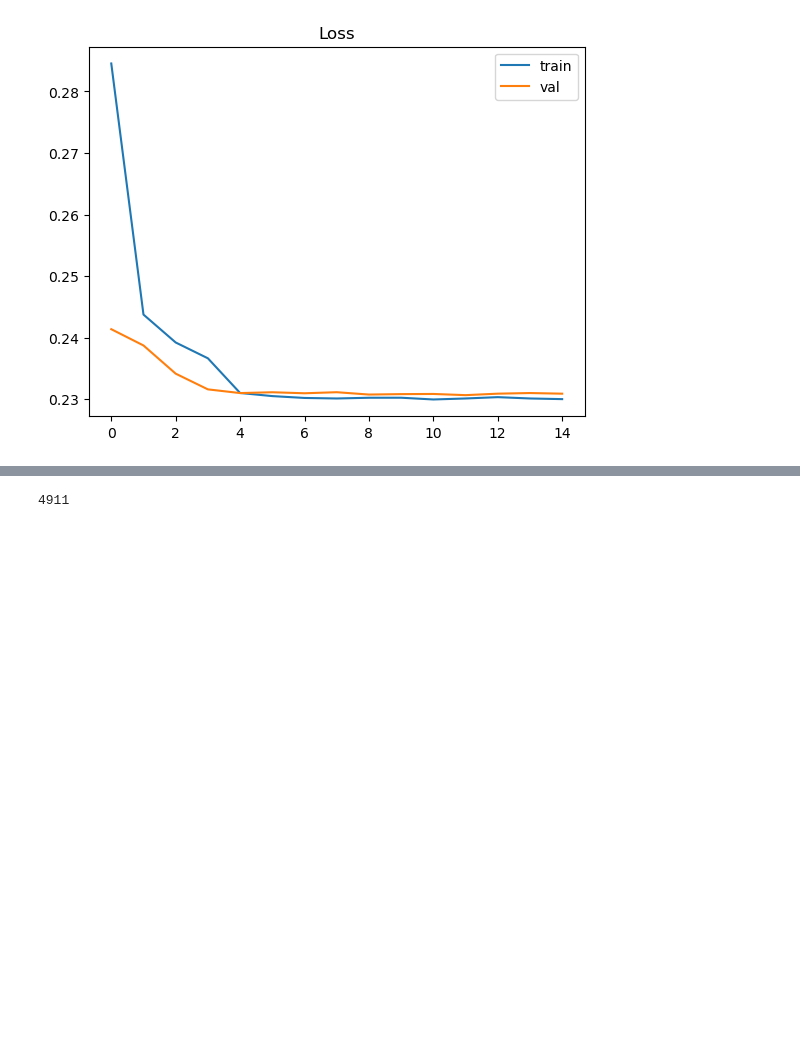
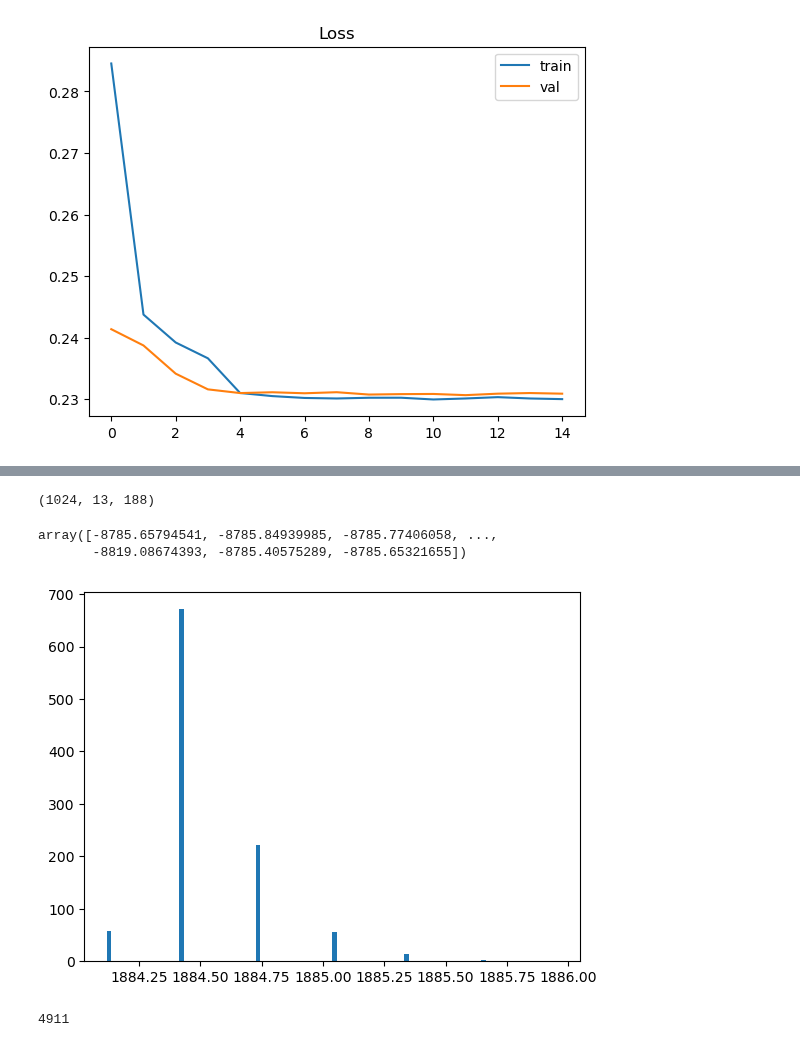
Before and after one commit to marcusGH/edain_paper, a Jupyter notebook: notebooks/baseline_model.ipynb, the cells around one changed output, grey strips where cells are left out. Saved outputs shown, nothing was run; the diff lists cells and outputs as text; code cells hidden in the pictures; blank space fills up the shorter version.

```diff
--- a/notebooks/baseline_model.ipynb
+++ b/notebooks/baseline_model.ipynb
@@ -912,0 +954,6 @@ plt.show()
+# %%
+# the corrupt func
+for X, y in train_loader:
+    break
+
+X
@@ -913,3 +978,25 @@ plt.show()
+# %%
+X = X.numpy()
+# %%
+X.shape
+# %% [output]
+(1024, 13, 188)
+# %%
+np.random.seed(42)
+mins = np.random.uniform(-1E5, 1E5, size=X.shape[2])[np.newaxis, None]
+scales = 10 ** np.random.uniform(-5, 5, size=X.shape[2])[np.newaxis, None]
+X_new = X * scales + mins
+X_new[:, 7, 24]
+# %% [output]
+array([-8785.65794541, -8785.84939985, -8785.77406058, ...,
+       -8819.08674393, -8785.40575289, -8785.65321655])
+# %%
+X_new = X * scales + mins
+# %%
+plt.hist(X_new[:, 7, 34], bins = 100)
+plt.show()
+# %% [output]
+[figure, added]
 # %%
 import gc
 del model, optimizer, scheduler, train_loader, val_loader
```
Also changed, not shown: parts of 9 cells of this notebook, 6 other files.
